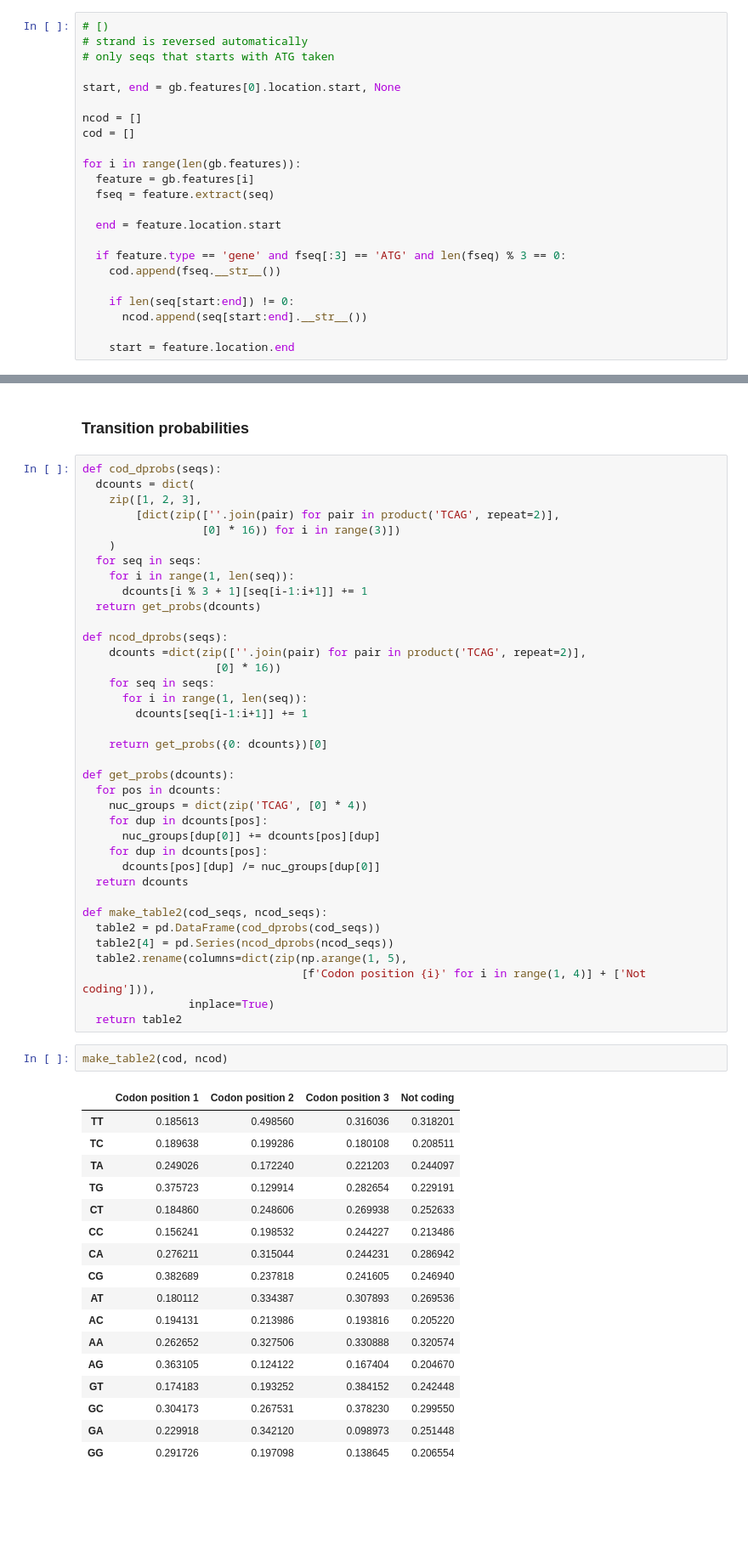
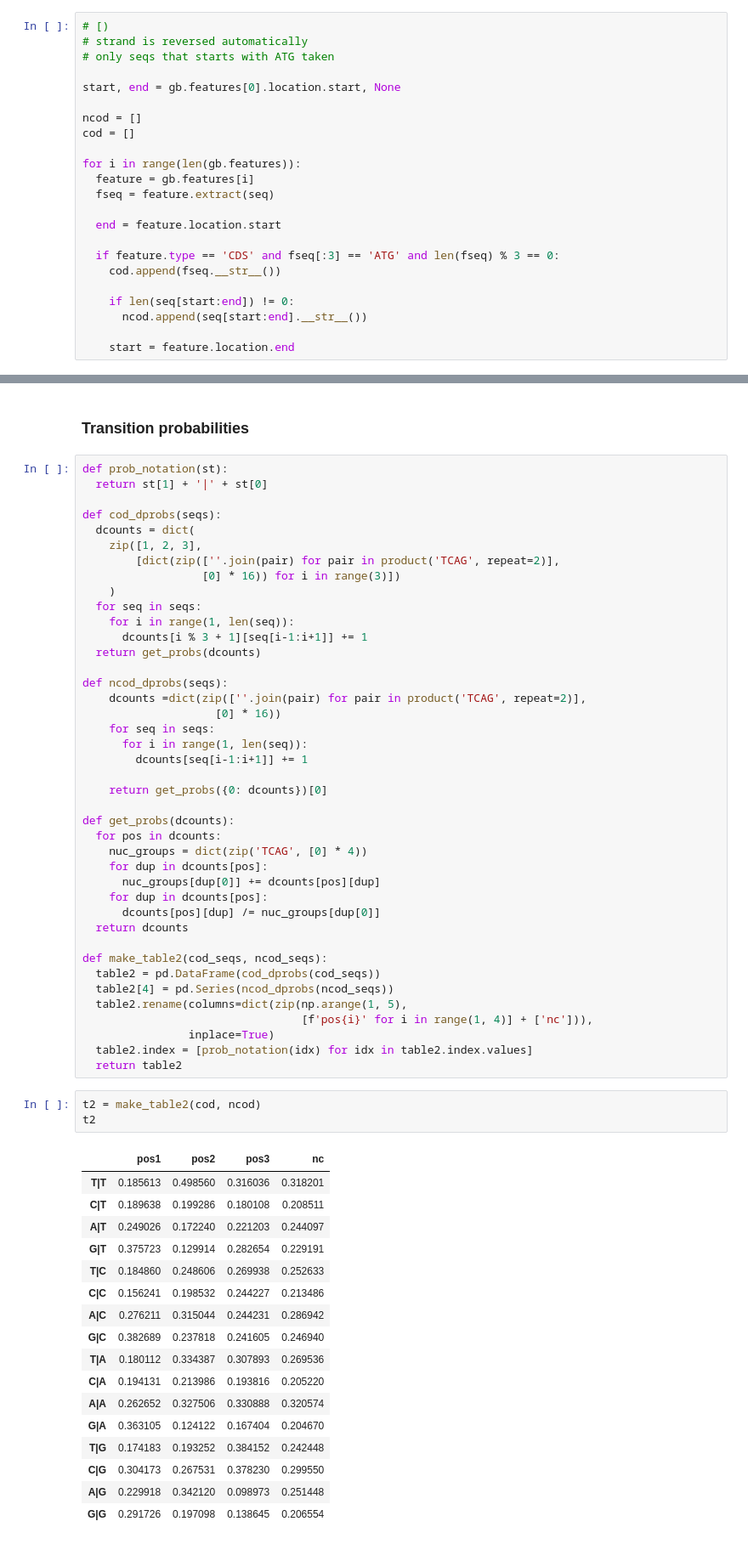
Before and after one commit to efrsw/hsebio-hw3, a Jupyter notebook: hsebio_hw3.ipynb, the cells around one changed output, grey strips where cells are left out. Shown at 85% size. Drawn from its saved outputs; the diff is of its cells as text; blank space fills up the shorter version.

```diff
--- a/hsebio_hw3.ipynb
+++ b/hsebio_hw3.ipynb
@@ -81,7 +82,7 @@ for i in range(len(gb.features)):
 
   end = feature.location.start
 
-  if feature.type == 'gene' and fseq[:3] == 'ATG' and len(fseq) % 3 == 0:
+  if feature.type == 'CDS' and fseq[:3] == 'ATG' and len(fseq) % 3 == 0:
     cod.append(fseq.__str__())
 
     if len(seq[start:end]) != 0:
@@ -119,6 +121,9 @@ make_table1(cod, ncod)
 # %% [markdown]
 ### Transition probabilities
 # %%
+def prob_notation(st):
+  return st[1] + '|' + st[0]
+
 def cod_dprobs(seqs):
   dcounts = dict(
     zip([1, 2, 3],
@@ -152,26 +157,28 @@ def make_table2(cod_seqs, ncod_seqs):
   table2 = pd.DataFrame(cod_dprobs(cod_seqs))
   table2[4] = pd.Series(ncod_dprobs(ncod_seqs))
   table2.rename(columns=dict(zip(np.arange(1, 5),
-                                 [f'Codon position {i}' for i in range(1, 4)] + ['Not coding'])),
+                                 [f'pos{i}' for i in range(1, 4)] + ['nc'])),
                 inplace=True)
+  table2.index = [prob_notation(idx) for idx in table2.index.values]
   return table2
 # %%
-make_table2(cod, ncod)
+t2 = make_table2(cod, ncod)
+t2
 # %% [output]
-|  | Codon position 1 | Codon position 2 | Codon position 3 | Not coding |
-| TT | 0.185613 | 0.498560 | 0.316036 | 0.318201 |
-| TC | 0.189638 | 0.199286 | 0.180108 | 0.208511 |
-| TA | 0.249026 | 0.172240 | 0.221203 | 0.244097 |
-| TG | 0.375723 | 0.129914 | 0.282654 | 0.229191 |
-| CT | 0.184860 | 0.248606 | 0.269938 | 0.252633 |
-| CC | 0.156241 | 0.198532 | 0.244227 | 0.213486 |
-| CA | 0.276211 | 0.315044 | 0.244231 | 0.286942 |
-| CG | 0.382689 | 0.237818 | 0.241605 | 0.246940 |
-| AT | 0.180112 | 0.334387 | 0.307893 | 0.269536 |
-| AC | 0.194131 | 0.213986 | 0.193816 | 0.205220 |
-| AA | 0.262652 | 0.327506 | 0.330888 | 0.320574 |
-| AG | 0.363105 | 0.124122 | 0.167404 | 0.204670 |
-| GT | 0.174183 | 0.193252 | 0.384152 | 0.242448 |
-| GC | 0.304173 | 0.267531 | 0.378230 | 0.299550 |
-| GA | 0.229918 | 0.342120 | 0.098973 | 0.251448 |
-| GG | 0.291726 | 0.197098 | 0.138645 | 0.206554 |
+|  | pos1 | pos2 | pos3 | nc |
+| T|T | 0.185613 | 0.498560 | 0.316036 | 0.318201 |
+| C|T | 0.189638 | 0.199286 | 0.180108 | 0.208511 |
+| A|T | 0.249026 | 0.172240 | 0.221203 | 0.244097 |
+| G|T | 0.375723 | 0.129914 | 0.282654 | 0.229191 |
+| T|C | 0.184860 | 0.248606 | 0.269938 | 0.252633 |
+| C|C | 0.156241 | 0.198532 | 0.244227 | 0.213486 |
+| A|C | 0.276211 | 0.315044 | 0.244231 | 0.286942 |
+| G|C | 0.382689 | 0.237818 | 0.241605 | 0.246940 |
+| T|A | 0.180112 | 0.334387 | 0.307893 | 0.269536 |
+| C|A | 0.194131 | 0.213986 | 0.193816 | 0.205220 |
+| A|A | 0.262652 | 0.327506 | 0.330888 | 0.320574 |
+| G|A | 0.363105 | 0.124122 | 0.167404 | 0.204670 |
+| T|G | 0.174183 | 0.193252 | 0.384152 | 0.242448 |
+| C|G | 0.304173 | 0.267531 | 0.378230 | 0.299550 |
+| A|G | 0.229918 | 0.342120 | 0.098973 | 0.251448 |
+| G|G | 0.291726 | 0.197098 | 0.138645 | 0.206554 |
```
Also changed, not shown: parts of 10 cells of this notebook.
